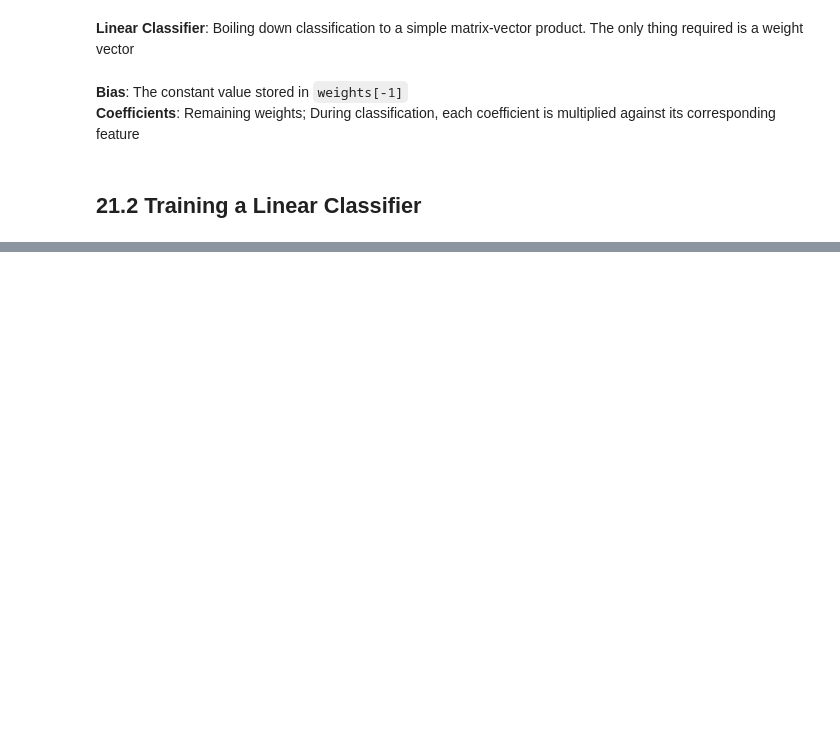
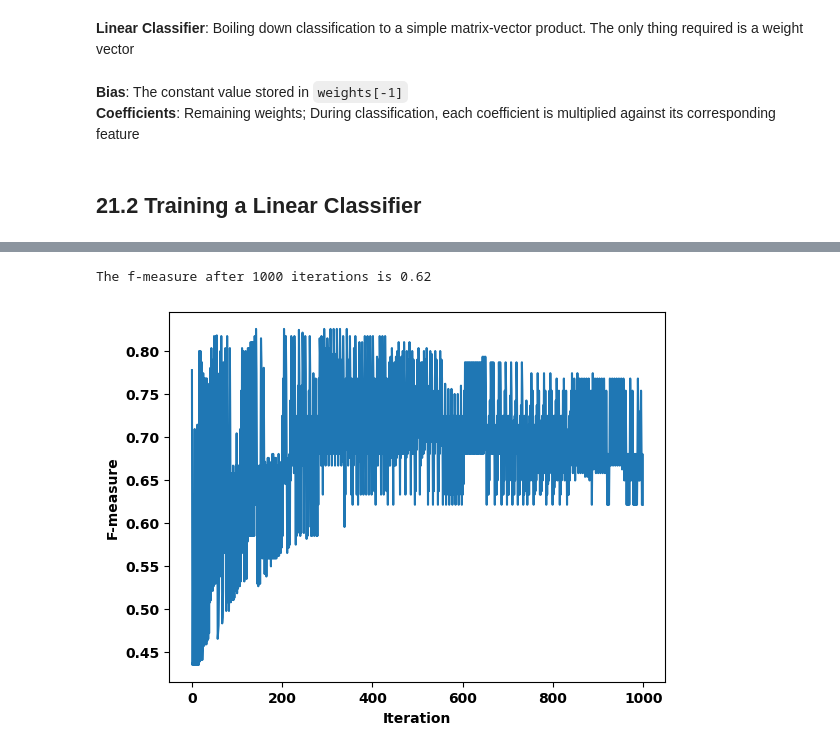
Before and after one commit to IanSinColorado/DataScienceBootcamp, a Jupyter notebook: Chapter21.ipynb, the cells around one changed output, grey strips where cells are left out. Saved outputs shown, nothing was run; the diff lists cells and outputs as text; code cells hidden in the pictures; blank space fills up the shorter version.

```diff
--- a/Chapter21.ipynb
+++ b/Chapter21.ipynb
@@ -113,0 +150,9 @@ assert predictions.tolist() == y_pred
+# %%
+# Computing the bias shift using arithmetic
+for predicted, actual in [(0, 0), (1, 0), (0, 1), (1, 1)]:
+    bias_shift = get_bias_shift(predicted, actual)
+    assert bias_shift == predicted - actual
+# %%
+# Computing the bias shift with a learning rate
+def get_bias_shift(predicted, actual, learning_rate=0.1):
+    return learning_rate * (predicted - actual)
@@ -113,0 +182,16 @@ assert predictions.tolist() == y_pred
+# %%
+# Computing all weight shifts in one line of code
+old_weights = weights.copy()
+for i, actual in enumerate(y):
+    predicted = predict(M[i], weights)
+    bias_shift = get_bias_shift(predicted, actual)
+    weights -= bias_shift * M[i]
+
+y_pred = linear_classifier(X, weights)
+f_measure = f1_score(y_pred, y)
+
+print("The weights previously equaled:")
+print(np.round(old_weights, 2))
+print("\nThe updated weights now equal:")
+print(np.round(weights, 2))
+print(f'\nThe f-measure is {f_measure:.2f}')
@@ -113,0 +206,22 @@ assert predictions.tolist() == y_pred
+# %%
+# Tweaking the weights over multiple iterations
+np.random.seed(0)
+weigths = np.random.normal(size=3)
+
+f_measures = []
+for _ in range(1000):
+    y_pred = linear_classifier(X, weights)
+    f_measures.append(f1_score(y_pred, y))
+    for i, actual in enumerate(y):
+        predicted = predict(M[i], weights)
+        bias_shift = get_bias_shift(predicted, actual)
+        weights -= bias_shift * M[i]
+
+print(f'The f-measure after 1000 iterations is {f_measures[-1]:.2f}')
+plt.plot(range(len(f_measures)), f_measures)
+plt.xlabel('Iteration')
+plt.ylabel('F-measure')
+plt.show()
+# %% [output]
+The f-measure after 1000 iterations is 0.62
+[figure, added]
```
Also changed, not shown: parts of 50 cells of this notebook.
